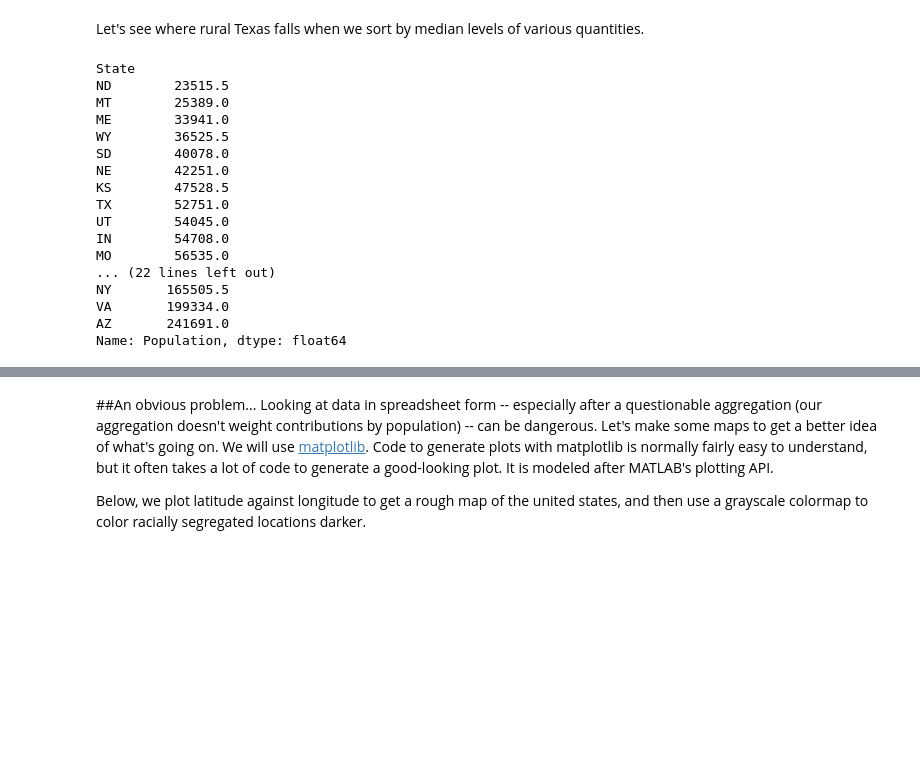
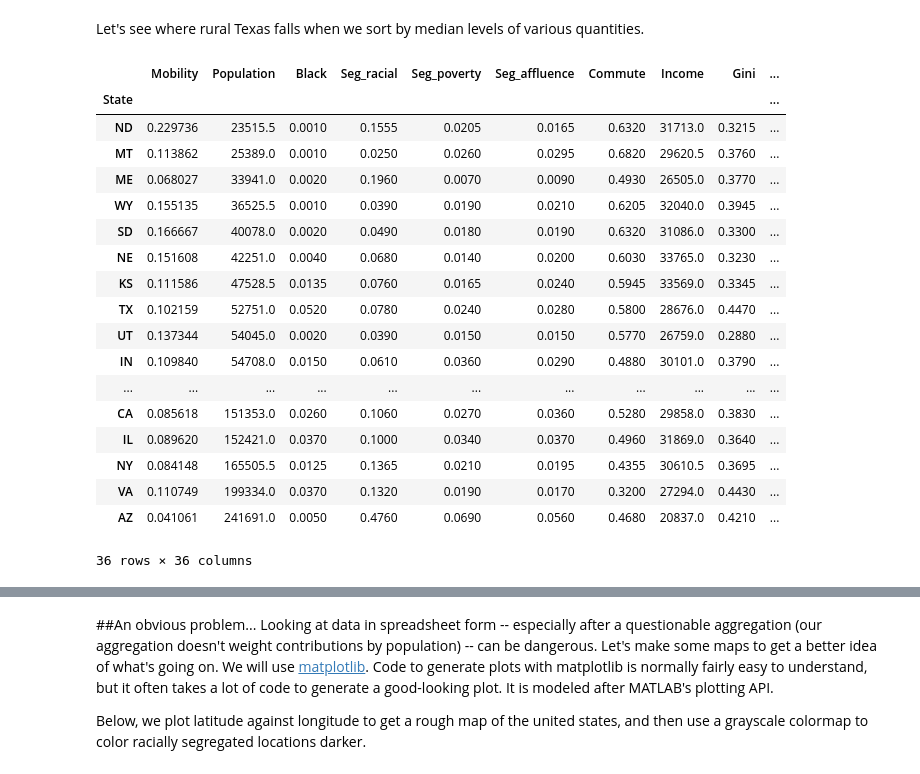
Before and after one commit to SmearingMap/DFW_DataDemo, a Jupyter notebook: DFW_Python_Data_Demo.ipynb, the cells around one changed output, grey strips where cells are left out. Saved outputs shown, nothing was run; the diff lists cells and outputs as text; code cells hidden in the pictures; blank space fills up the shorter version.

```diff
--- a/DFW_Python_Data_Demo.ipynb
+++ b/DFW_Python_Data_Demo.ipynb
@@ -357,26 +363,28 @@ Let's see where rural Texas falls when we sort by median levels of various quant
 # %%
 ##Median population
 quantiles = rural_by_state.quantile(0.5)
 sorted_by_population = quantiles.sort('Population')
-sorted_by_population.Population
+sorted_by_population
 # %% [output]
+|  | Mobility | Population | Black | Seg_racial | Seg_poverty | Seg_affluence | Commute | Income | Gini | ... |
+| State |  |  |  |  |  |  |  |  |  | ... |
+| ND | 0.229736 | 23515.5 | 0.0010 | 0.1555 | 0.0205 | 0.0165 | 0.6320 | 31713.0 | 0.3215 | ... |
+| MT | 0.113862 | 25389.0 | 0.0010 | 0.0250 | 0.0260 | 0.0295 | 0.6820 | 29620.5 | 0.3760 | ... |
+| ME | 0.068027 | 33941.0 | 0.0020 | 0.1960 | 0.0070 | 0.0090 | 0.4930 | 26505.0 | 0.3770 | ... |
+| WY | 0.155135 | 36525.5 | 0.0010 | 0.0390 | 0.0190 | 0.0210 | 0.6205 | 32040.0 | 0.3945 | ... |
+| SD | 0.166667 | 40078.0 | 0.0020 | 0.0490 | 0.0180 | 0.0190 | 0.6320 | 31086.0 | 0.3300 | ... |
+| NE | 0.151608 | 42251.0 | 0.0040 | 0.0680 | 0.0140 | 0.0200 | 0.6030 | 33765.0 | 0.3230 | ... |
+| KS | 0.111586 | 47528.5 | 0.0135 | 0.0760 | 0.0165 | 0.0240 | 0.5945 | 33569.0 | 0.3345 | ... |
+| TX | 0.102159 | 52751.0 | 0.0520 | 0.0780 | 0.0240 | 0.0280 | 0.5800 | 28676.0 | 0.4470 | ... |
+| UT | 0.137344 | 54045.0 | 0.0020 | 0.0390 | 0.0150 | 0.0150 | 0.5770 | 26759.0 | 0.2880 | ... |
+| IN | 0.109840 | 54708.0 | 0.0150 | 0.0610 | 0.0360 | 0.0290 | 0.4880 | 30101.0 | 0.3790 | ... |
+| ... | ... | ... | ... | ... | ... | ... | ... | ... | ... | ... |
+| CA | 0.085618 | 151353.0 | 0.0260 | 0.1060 | 0.0270 | 0.0360 | 0.5280 | 29858.0 | 0.3830 | ... |
+| IL | 0.089620 | 152421.0 | 0.0370 | 0.1000 | 0.0340 | 0.0370 | 0.4960 | 31869.0 | 0.3640 | ... |
+| NY | 0.084148 | 165505.5 | 0.0125 | 0.1365 | 0.0210 | 0.0195 | 0.4355 | 30610.5 | 0.3695 | ... |
+| VA | 0.110749 | 199334.0 | 0.0370 | 0.1320 | 0.0190 | 0.0170 | 0.3200 | 27294.0 | 0.4430 | ... |
+| AZ | 0.041061 | 241691.0 | 0.0050 | 0.4760 | 0.0690 | 0.0560 | 0.4680 | 20837.0 | 0.4210 | ... |
-State
-ND        23515.5
-MT        25389.0
-ME        33941.0
-WY        36525.5
-SD        40078.0
-NE        42251.0
-KS        47528.5
-TX        52751.0
-UT        54045.0
-IN        54708.0
-MO        56535.0
-... (22 lines left out)
-NY       165505.5
-VA       199334.0
-AZ       241691.0
-Name: Population, dtype: float64
+36 rows × 36 columns
 # %%
 quantiles = rural_by_state.quantile(0.5)
 sorted_by_mobility = quantiles.sort('Seg_racial', ascending=False)
```
Also changed, not shown: parts of 13 cells of this notebook.
